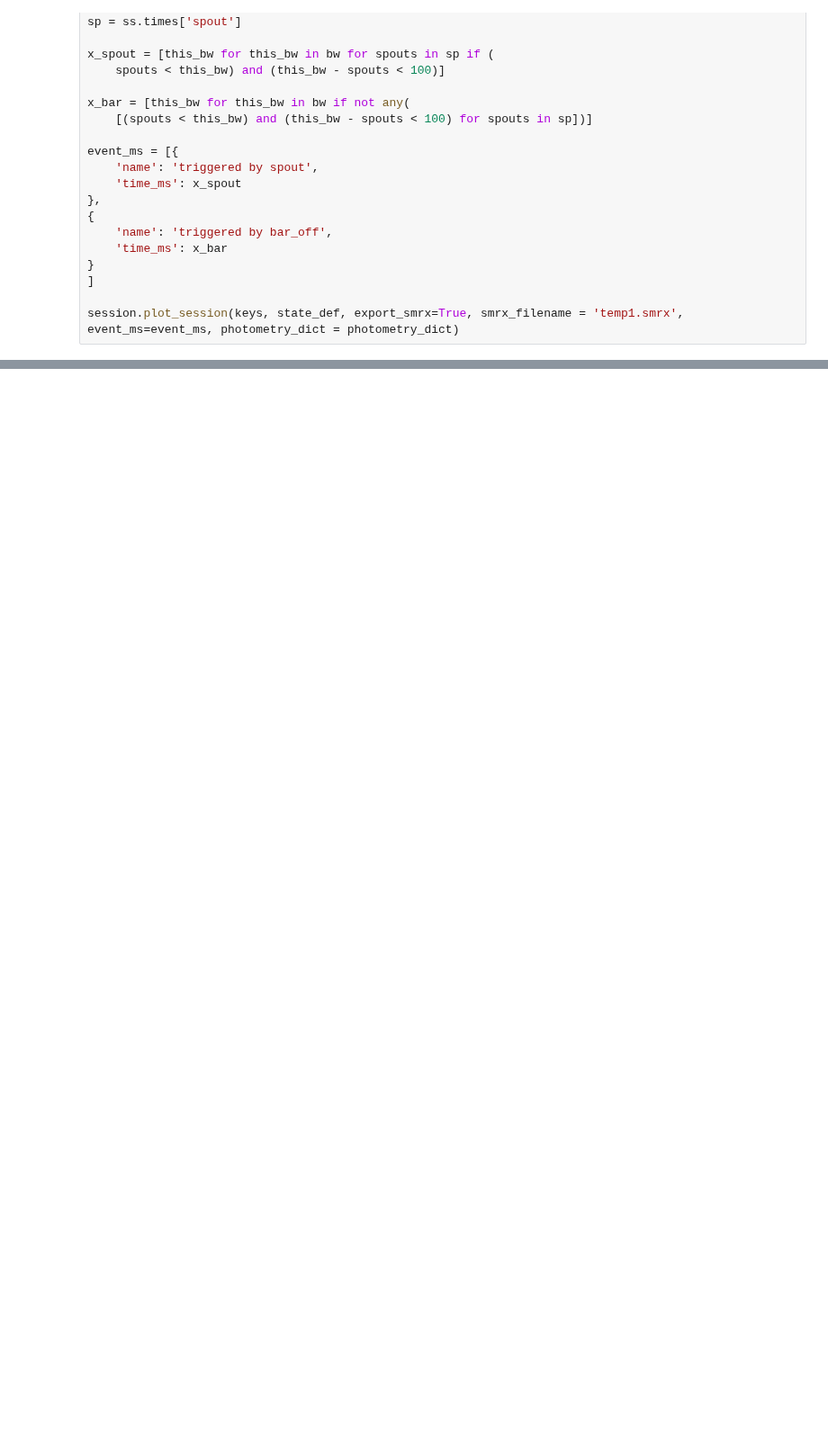
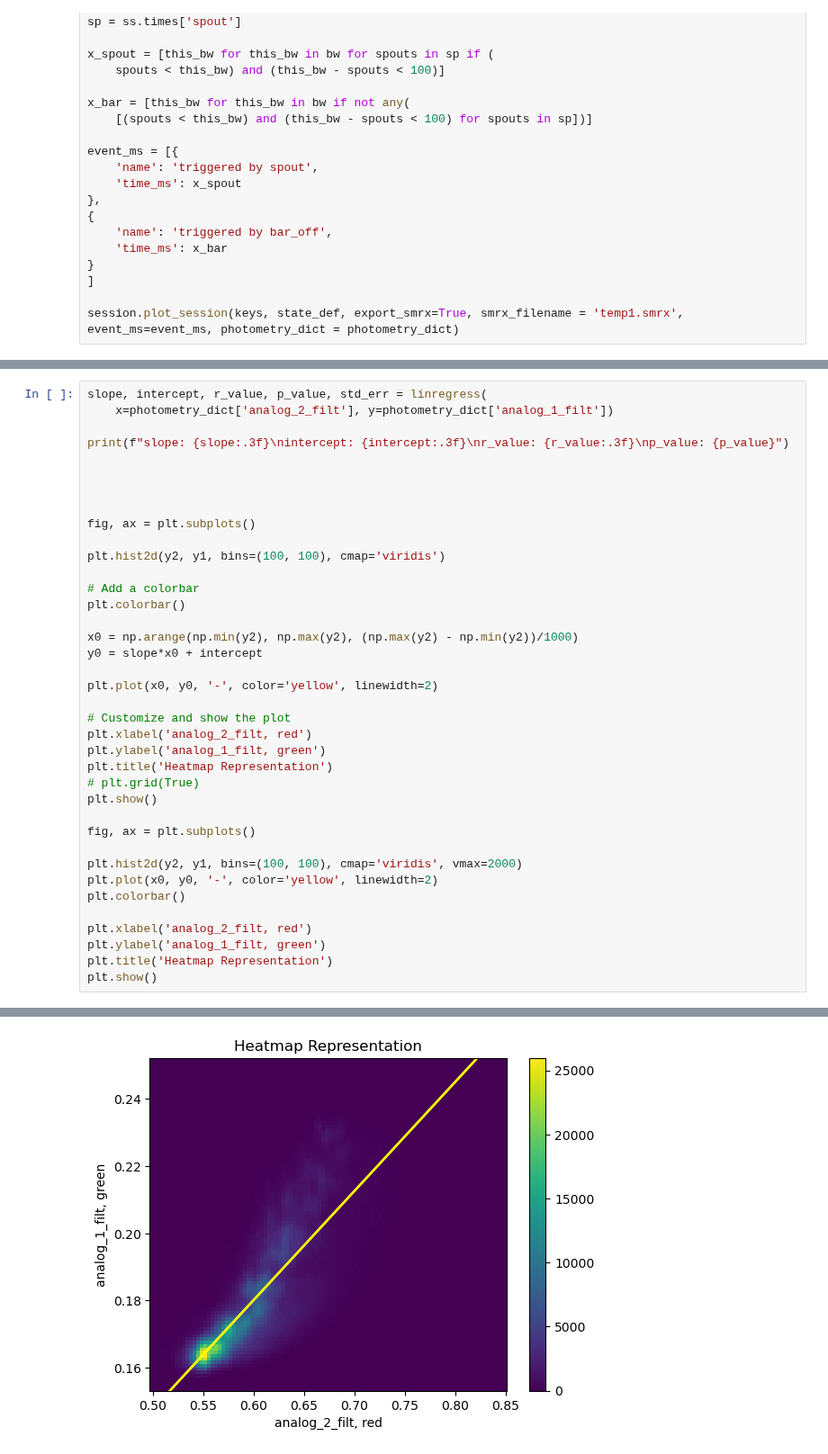
Before and after one commit to juliencarponcy/trialexp, a Jupyter notebook: notebooks/noncanonical/nb20230315_154600_Spike2Ppotometry.ipynb, the cells around one changed output, grey strips where cells are left out. Shown at 90% size. Saved outputs shown, nothing was run; the diff lists cells and outputs as text; blank space fills up the shorter version.

```diff
--- a/notebooks/noncanonical/nb20230315_154600_Spike2Ppotometry.ipynb
+++ b/notebooks/noncanonical/nb20230315_154600_Spike2Ppotometry.ipynb
@@ -371,0 +516,39 @@ This function won't work for non-trial based analysis because it's dependent on
+# %%
+slope, intercept, r_value, p_value, std_err = linregress(
+    x=photometry_dict['analog_2_filt'], y=photometry_dict['analog_1_filt'])
+
+print(f"slope: {slope:.3f}\nintercept: {intercept:.3f}\nr_value: {r_value:.3f}\np_value: {p_value}")
+
+
+
+
+fig, ax = plt.subplots()
+
+plt.hist2d(y2, y1, bins=(100, 100), cmap='viridis')
+
+# Add a colorbar
+plt.colorbar()
+
+x0 = np.arange(np.min(y2), np.max(y2), (np.max(y2) - np.min(y2))/1000)
+y0 = slope*x0 + intercept
+
+plt.plot(x0, y0, '-', color='yellow', linewidth=2)
+
+# Customize and show the plot
+plt.xlabel('analog_2_filt, red')
+plt.ylabel('analog_1_filt, green')
+plt.title('Heatmap Representation')
+# plt.grid(True)
+plt.show()
+
+fig, ax = plt.subplots()
+
+plt.hist2d(y2, y1, bins=(100, 100), cmap='viridis', vmax=2000)
+plt.plot(x0, y0, '-', color='yellow', linewidth=2)
+plt.colorbar()
+
+plt.xlabel('analog_2_filt, red')
+plt.ylabel('analog_1_filt, green')
+plt.title('Heatmap Representation')
+plt.show()
+# %% [output]
@@ -371,0 +559 @@ This function won't work for non-trial based analysis because it's dependent on
+[figure, added]
```
Also changed, not shown: parts of 21 cells of this notebook, 1 other file.
